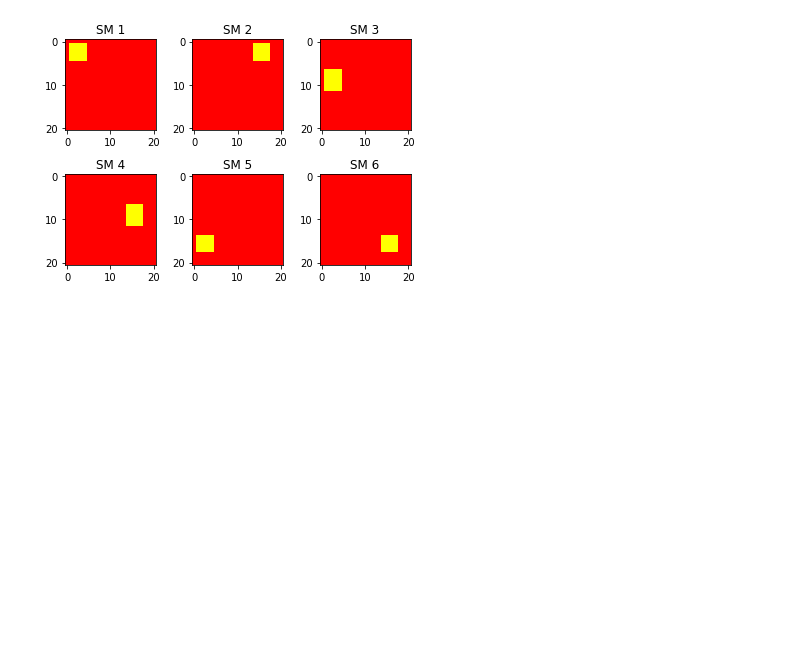
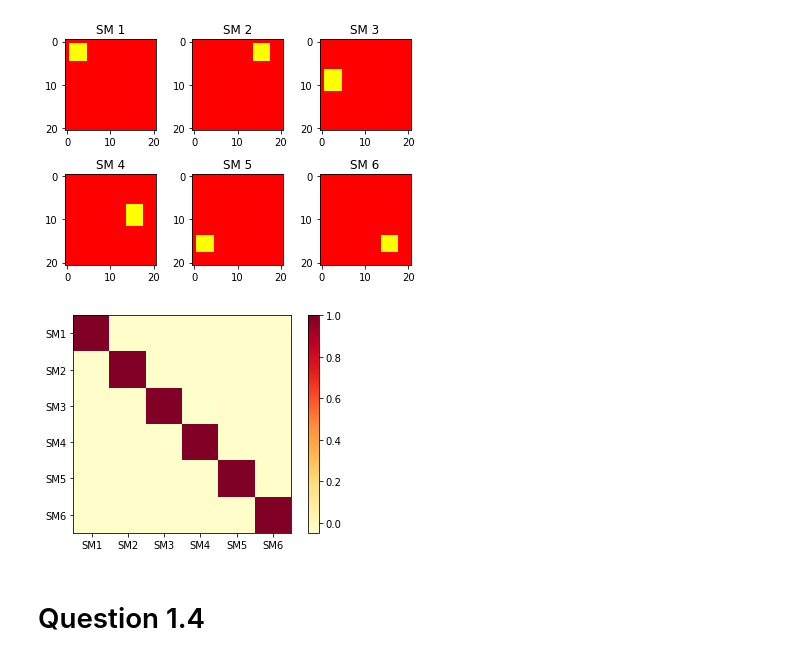
Before and after one commit to yaoxianphang/mast30034_ass1, a Jupyter notebook: code.ipynb, the cells around one changed output. Saved outputs shown, nothing was run; the diff lists cells and outputs as text; code cells hidden in the pictures; blank space fills up the shorter version.

Commit message:
Add code to plot corr matrix for 1.3

```diff
--- a/code.ipynb
+++ b/code.ipynb
@@ -123,2 +119,28 @@ SM = tmpSM.reshape(6,441)
 # %% [output]
 [figure]
+# %%
+# create 6x441 SM from tmpSM
+SM = tmpSM.reshape(6,441)
+
+# plot the correlation matrix
+SM_labels = ['SM1', 'SM2', 'SM3', 'SM4', 'SM5', 'SM6']
+values = [0, 1, 2, 3, 4, 5]
+
+fig, ax = plt.subplots(1, 1)
+SM_image = ax.imshow(np.corrcoef(SM), cmap='YlOrRd')
+
+# add color bar
+fig.colorbar(SM_image)
+
+# set the labels
+ax.set_xticks(values)
+ax.set_xticklabels(SM_labels)
+ax.set_yticks(values)
+ax.set_yticklabels(SM_labels)
+
+fig.savefig('./plots/question_1b2')
+plt.show()
+# %% [output]
+[figure, added]
+# %% [markdown]
+# Question 1.4
```
Also changed, not shown: parts of 1 cell of this notebook, 1 other file.
